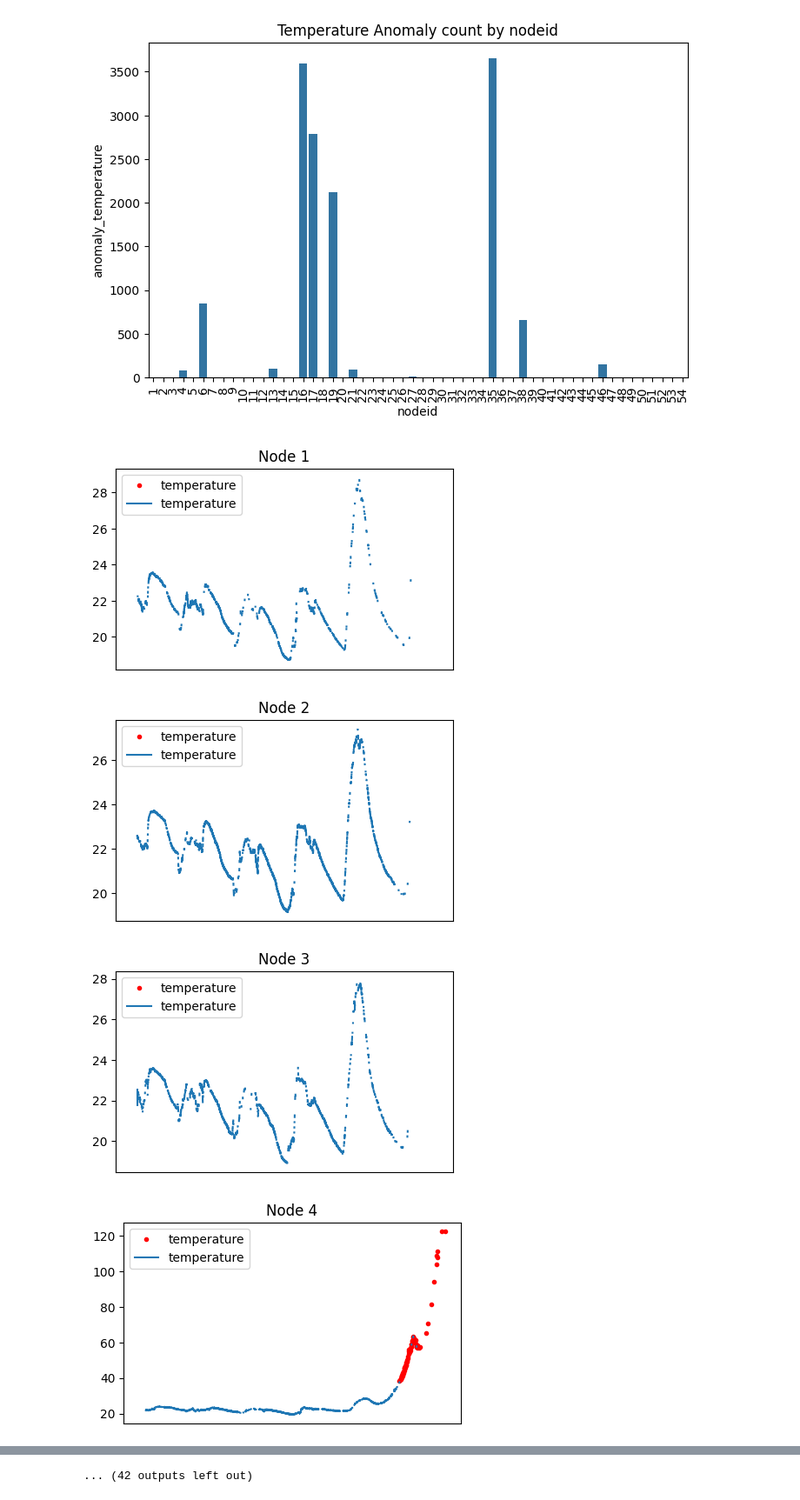
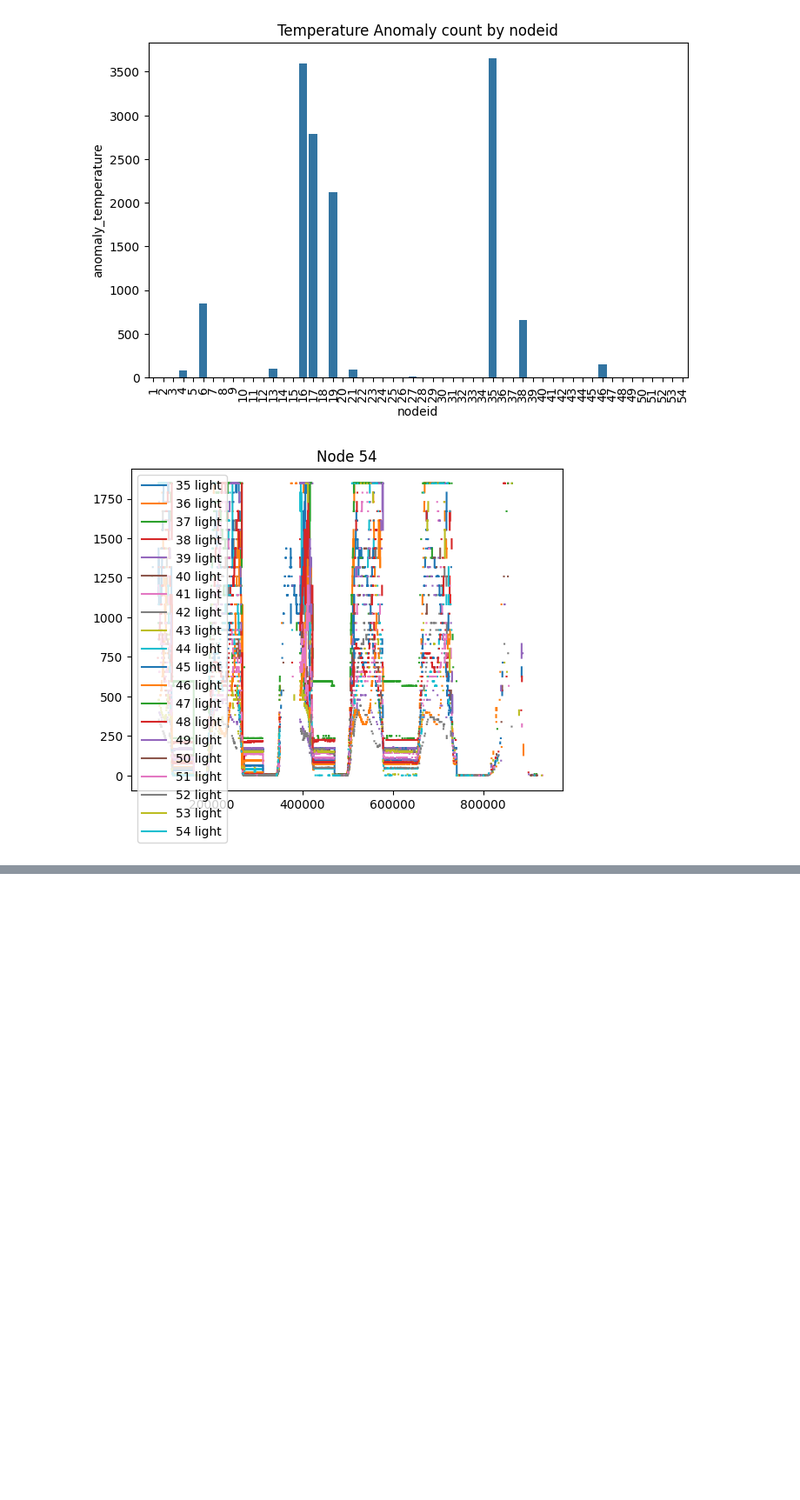
Before and after one commit to siji2022/CS6604_LoG_project, a Jupyter notebook: manual_labeling.ipynb, the cells around one changed output, grey strips where cells are left out. Shown: that part at 87% size. Saved outputs shown, nothing was run; the diff lists cells and outputs as text; code cells hidden in the pictures; blank space fills up the shorter version.

```diff
--- a/manual_labeling.ipynb
+++ b/manual_labeling.ipynb
@@ -61,3 +61,23 @@ df.loc[(df['nodeid']==46),'anomaly_temperature'][13500]=True
 
 # if temperature is NaN, then it is not anomaly
 df.loc[df['temperature'].isnull(),'anomaly_temperature']=False
+# %%
+# label humidity
+# all humidity above 100 is anomaly
+df.loc[df['humidity']>100,'anomaly_humidity']=True
+# node 6 after 583234 is anomaly
+df.loc[np.logical_and(df['nodeid']==6,df.index>583234),'anomaly_humidity']=True
+# all humidity below 20 is anomaly
+df.loc[df['humidity']<20,'anomaly_humidity']=True
+# node 16 is anomaly
+df.loc[(df['nodeid']==16),'anomaly_humidity']=True
+# node 17 is anomaly
+df.loc[(df['nodeid']==17),'anomaly_humidity']=True
+# node 19 after index 464256 is anomaly
+df.loc[np.logical_and(df['nodeid']==19,df.index>464256),'anomaly_humidity']=True
+# node 35 after 583234 is anomaly
+df.loc[np.logical_and(df['nodeid']==35,df.index>583234),'anomaly_humidity']=True
+
+
+# if temperature is NaN, then it is not anomaly
+df.loc[df['humidity'].isnull(),'anomaly_humidity']=False
@@ -77,22 +115,20 @@ df.to_csv('./data/manual_label.csv',index=False)
 # %%
 # show temperature by nodeid
 
-for idx in range(1,55):
-    plt.figure(figsize=(5,3))
+for idx in range(35,55):
+    # plt.figure(figsize=(5,3))
     data=df[df['nodeid']==idx]
     # filter out the anomaly data
-    anomaly_data = data[data['anomaly_temperature']==True]
-    anomaly_data['temperature'].plot(style='r.')
-    data['temperature'].plot()
+    # anomaly_data = data[data['anomaly_humidity']==True]
+    # anomaly_data['humidity'].plot(style='r.')
+    data['light'].plot(label=f'{idx} light')
 
     plt.legend(loc='upper left')
     plt.title('Node '+str(idx))
+
     # don't show x-axis
-    plt.xticks([])
+    # plt.xticks([])
     # plt.xticks(rotation=45)
-    plt.show()
+    # plt.show()
 # %% [output]
-[figure, old version]
+[figure, new version]
-[figure, removed]
-[figure, removed]
-[figure, removed]
@@ -107 +134,0 @@ for idx in range(1,55):
-... (42 outputs left out)
```
Also changed, not shown: parts of 5 cells of this notebook, 1 other file.
